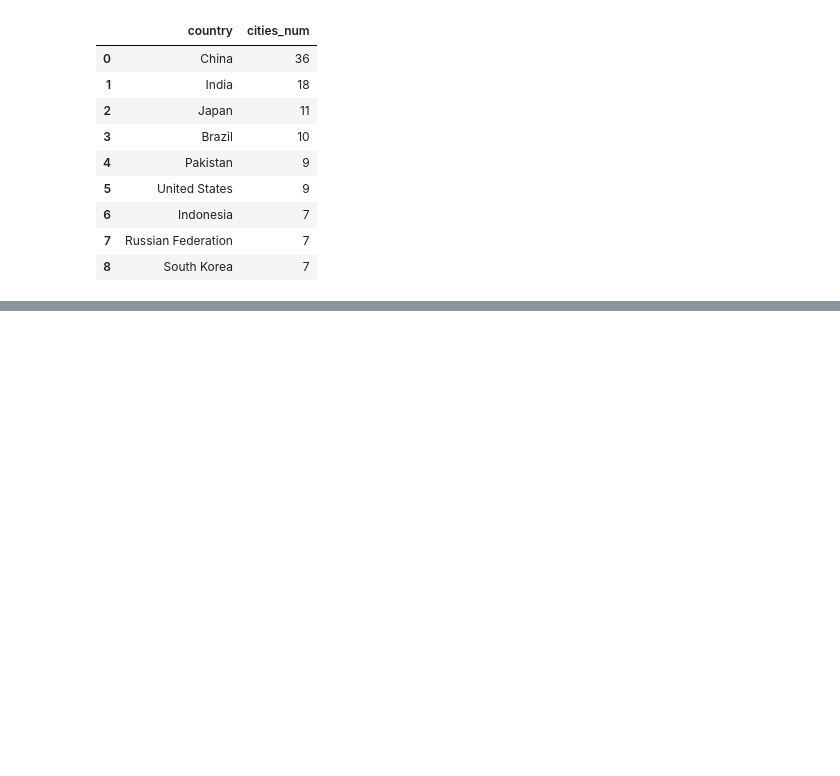
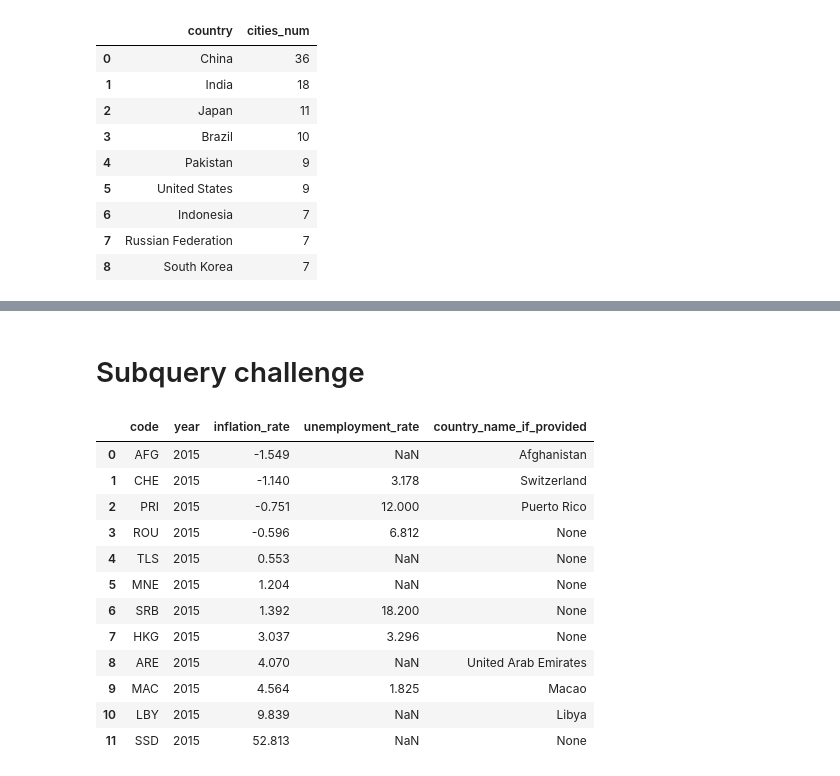
Before and after one commit to Cooleekova/data_engineering, a Jupyter notebook: SQL/Joining_data_in_SQL.ipynb, the cells around one changed output, grey strips where cells are left out. Saved outputs shown, nothing was run; the diff lists cells and outputs as text; code cells hidden in the pictures; blank space fills up the shorter version.

```diff
--- a/SQL/Joining_data_in_SQL.ipynb
+++ b/SQL/Joining_data_in_SQL.ipynb
@@ -719,0 +718,40 @@ pd.read_sql("""SELECT country_name AS country, local_name, continent, sub.lang_n
+# %% [markdown]
+# Subquery challenge
+# %%
+# you're interested in analyzing inflation and unemployment rate for certain countries in 2015.
+# You are not interested in countries with "Republic" or "Monarchy" as their form of government,
+# but are interested in all other forms of government,
+#such as emirate federations, socialist states, and commonwealths.
+
+
+pd.read_sql("""SELECT
+                   code,
+                   year,
+                   inflation_rate,
+                   unemployment_rate,
+                   (SELECT country_name
+                   FROM countries
+                   WHERE countries.code = economies.code) AS country_name_if_provided
+               FROM economies
+               WHERE year = 2015
+               AND code NOT IN
+                   (SELECT code
+                   FROM countries
+                   WHERE gov_form LIKE '%Republic%' OR gov_form LIKE '%Monarchy%')
+               ORDER BY inflation_rate
+               ;""",
+            con)
+# %% [output]
+|  | code | year | inflation_rate | unemployment_rate | country_name_if_provided |
+| 0 | AFG | 2015 | -1.549 | NaN | Afghanistan |
+| 1 | CHE | 2015 | -1.140 | 3.178 | Switzerland |
+| 2 | PRI | 2015 | -0.751 | 12.000 | Puerto Rico |
+| 3 | ROU | 2015 | -0.596 | 6.812 | None |
+| 4 | TLS | 2015 | 0.553 | NaN | None |
+| 5 | MNE | 2015 | 1.204 | NaN | None |
+| 6 | SRB | 2015 | 1.392 | 18.200 | None |
+| 7 | HKG | 2015 | 3.037 | 3.296 | None |
+| 8 | ARE | 2015 | 4.070 | NaN | United Arab Emirates |
+| 9 | MAC | 2015 | 4.564 | 1.825 | Macao |
+| 10 | LBY | 2015 | 9.839 | NaN | Libya |
+| 11 | SSD | 2015 | 52.813 | NaN | None |
```
Also changed, not shown: parts of 7 cells of this notebook.
